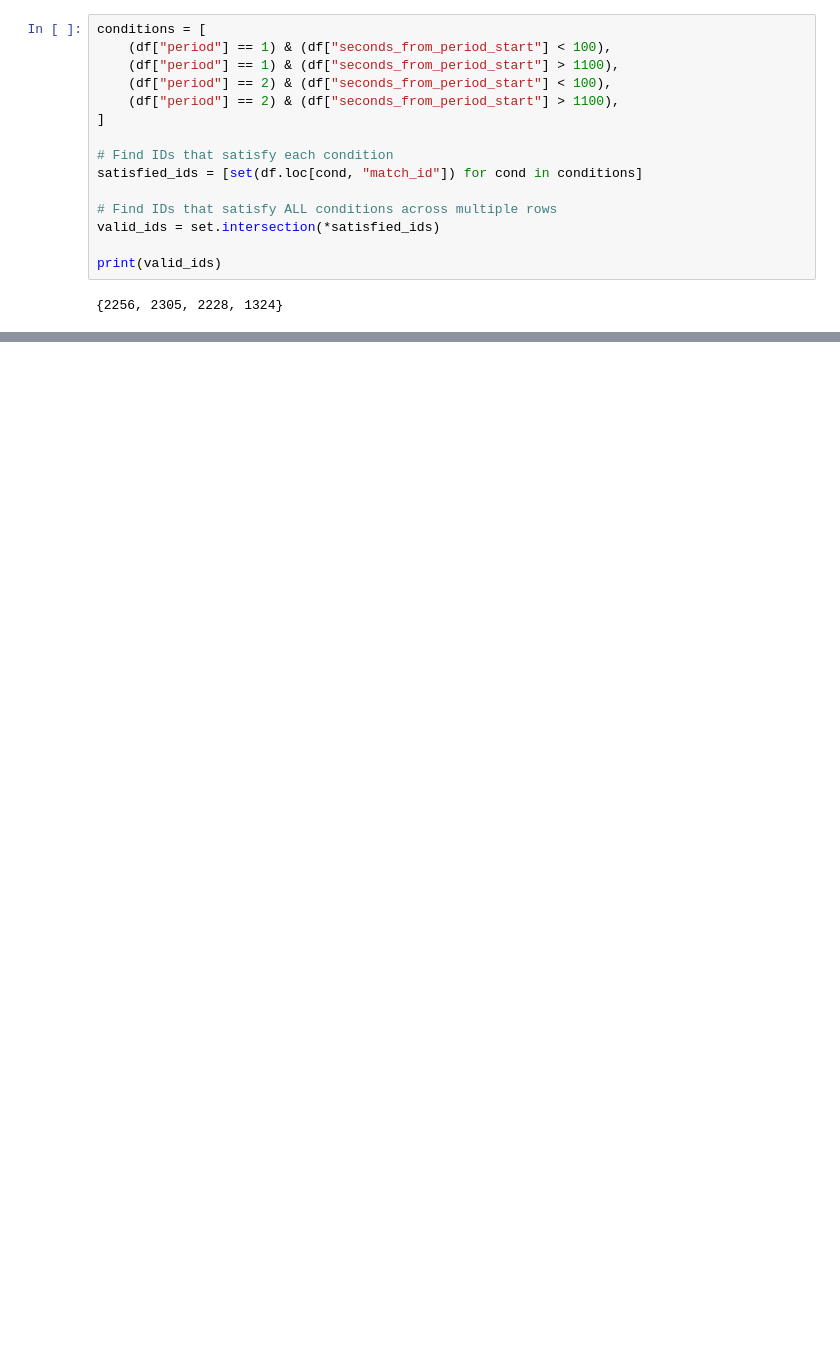
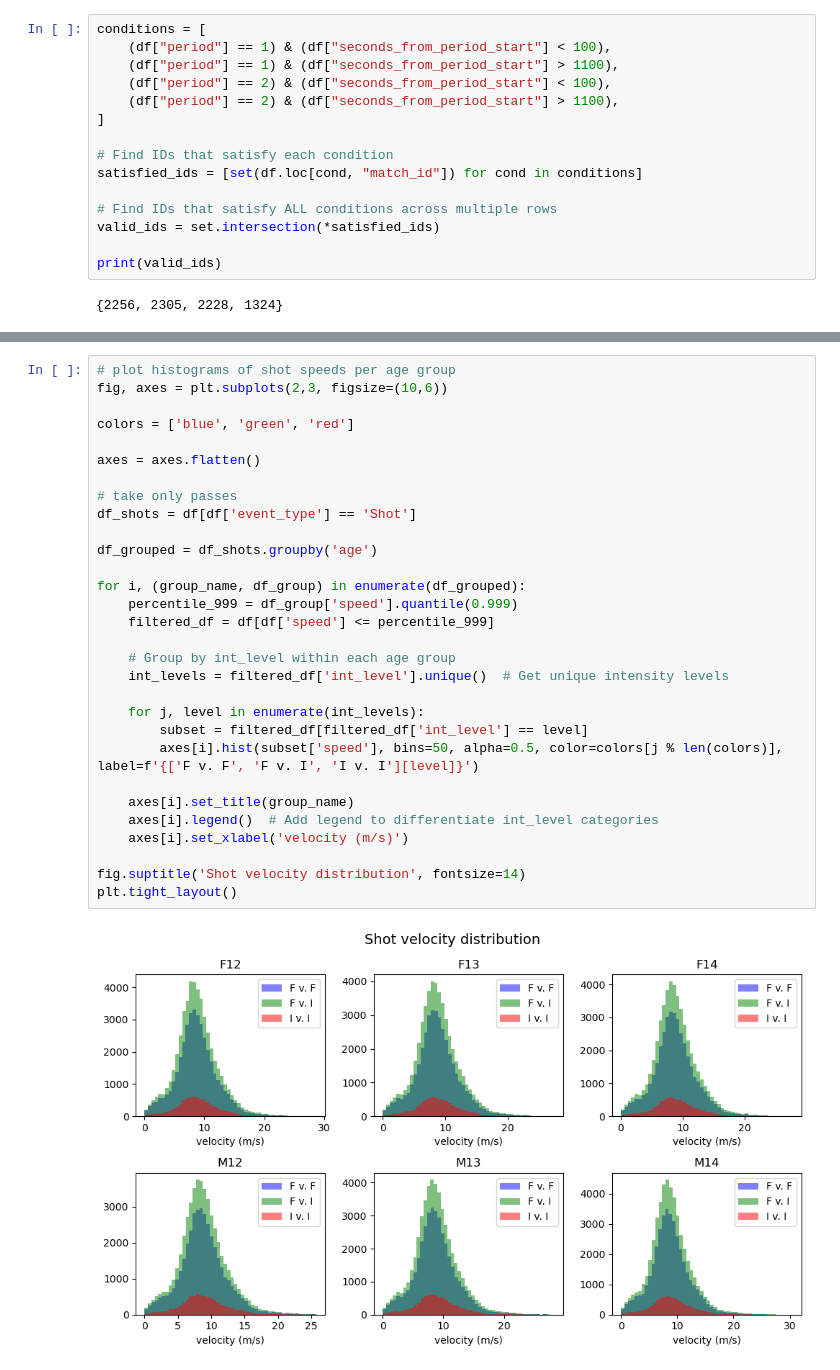
Before and after one commit to konstanyman/thesis_analysis, a Jupyter notebook: processing/first_analysis.ipynb, the cells around one changed output, grey strips where cells are left out. Saved outputs shown, nothing was run; the diff lists cells and outputs as text; blank space fills up the shorter version.

Commit message:
plotted shot and pass velocities

```diff
--- a/processing/first_analysis.ipynb
+++ b/processing/first_analysis.ipynb
@@ -81,0 +73,32 @@ df[(df['match_id'] == 3235)]
+# %%
+# plot histograms of shot speeds per age group
+fig, axes = plt.subplots(2,3, figsize=(10,6))
+
+colors = ['blue', 'green', 'red']
+
+axes = axes.flatten()
+
+# take only passes
+df_shots = df[df['event_type'] == 'Shot']
+
+df_grouped = df_shots.groupby('age')
+
+for i, (group_name, df_group) in enumerate(df_grouped):
+    percentile_999 = df_group['speed'].quantile(0.999)
+    filtered_df = df[df['speed'] <= percentile_999]
+
+    # Group by int_level within each age group
+    int_levels = filtered_df['int_level'].unique()  # Get unique intensity levels
+
+    for j, level in enumerate(int_levels):
+        subset = filtered_df[filtered_df['int_level'] == level]
+        axes[i].hist(subset['speed'], bins=50, alpha=0.5, color=colors[j % len(colors)], label=f'{['F v. F', 'F v. I', 'I v. I'][level]}')
+
+    axes[i].set_title(group_name)
+    axes[i].legend()  # Add legend to differentiate int_level categories
+    axes[i].set_xlabel('velocity (m/s)')
+
+fig.suptitle('Shot velocity distribution', fontsize=14)
+plt.tight_layout()
+# %% [output]
+[figure, added]
```
Also changed, not shown: parts of 7 cells of this notebook, 2 other files.
